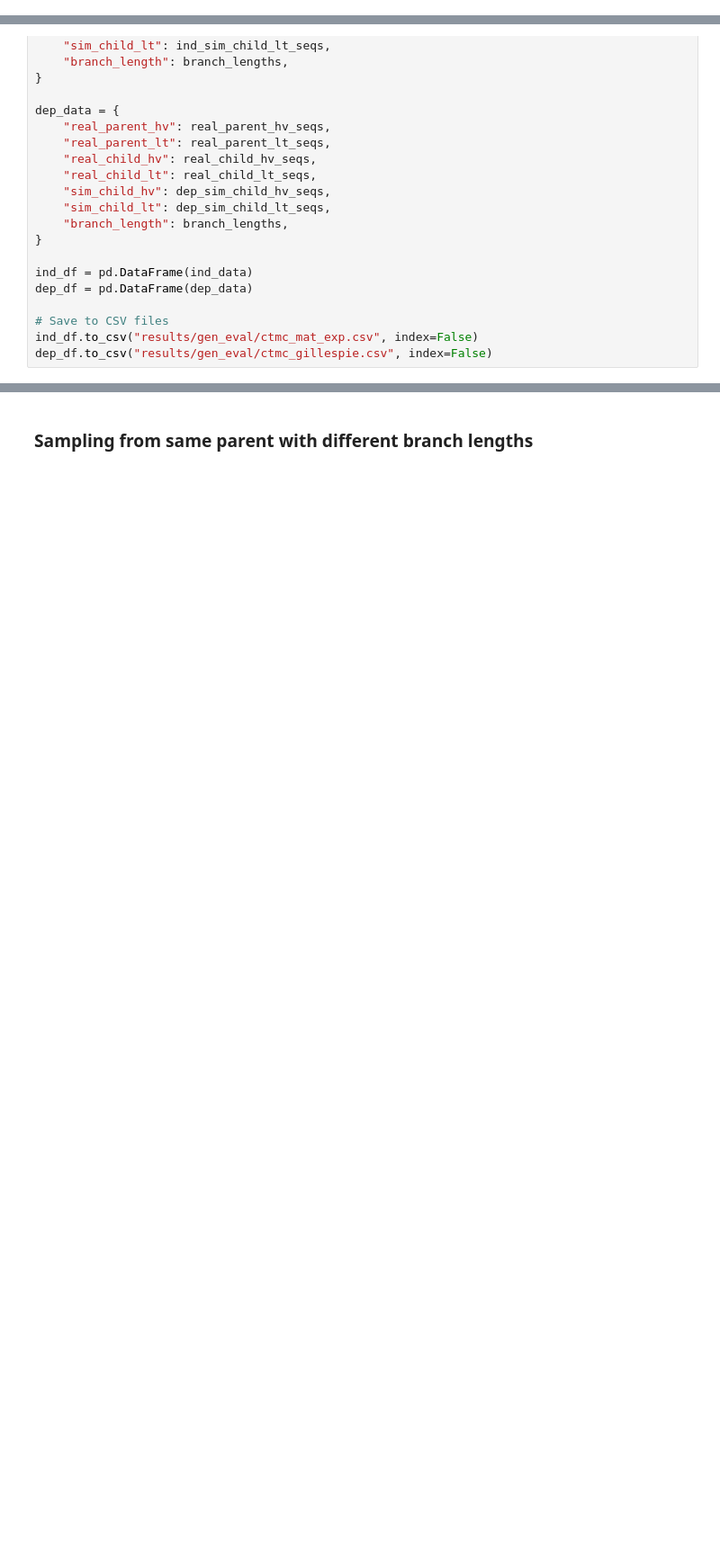
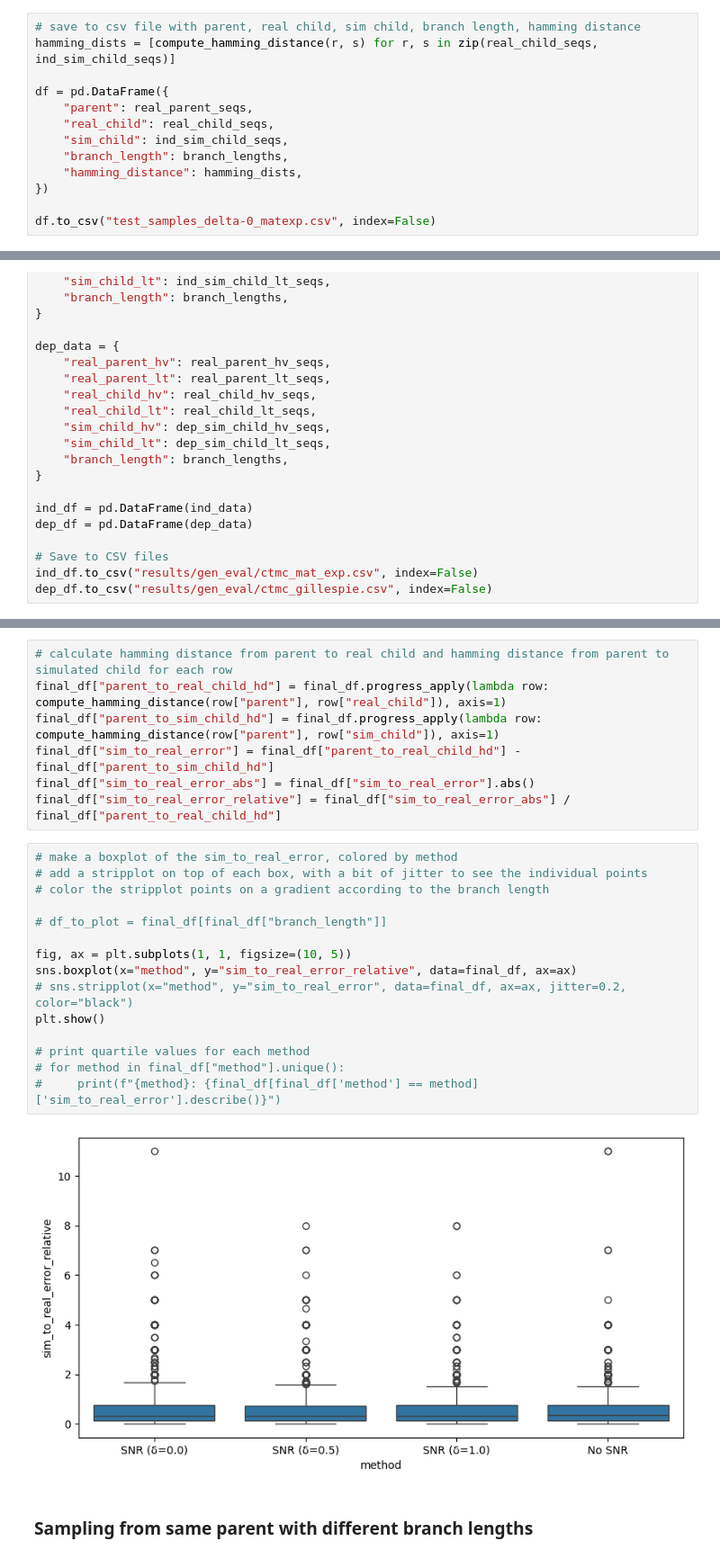
Before and after one commit to thematrixmaster/cosine, a Jupyter notebook: notebooks/eval_ctmc_model.ipynb, the cells around one changed output, grey strips where cells are left out. Shown at 90% size. Saved outputs shown, nothing was run; the diff lists cells and outputs as text; blank space fills up the shorter version.

```diff
--- a/notebooks/eval_ctmc_model.ipynb
+++ b/notebooks/eval_ctmc_model.ipynb
@@ -414,0 +428,13 @@ QVQLVQSGSELKKPGASVKVSCKASGYTFTSNAMNWVRQAPGQGLEWMGWINTNTGNPTYAQGFTGRFVFSLDTSVSTAY
+# %%
+# save to csv file with parent, real child, sim child, branch length, hamming distance
+hamming_dists = [compute_hamming_distance(r, s) for r, s in zip(real_child_seqs, ind_sim_child_seqs)]
+
+df = pd.DataFrame({
+    "parent": real_parent_seqs,
+    "real_child": real_child_seqs,
+    "sim_child": ind_sim_child_seqs,
+    "branch_length": branch_lengths,
+    "hamming_distance": hamming_dists,
+})
+
+df.to_csv("test_samples_delta-0_matexp.csv", index=False)
@@ -690,2 +959,26 @@ dep_df.to_csv("results/gen_eval/ctmc_gillespie.csv", index=False)
+# %%
+# calculate hamming distance from parent to real child and hamming distance from parent to simulated child for each row
+final_df["parent_to_real_child_hd"] = final_df.progress_apply(lambda row: compute_hamming_distance(row["parent"], row["real_child"]), axis=1)
+final_df["parent_to_sim_child_hd"] = final_df.progress_apply(lambda row: compute_hamming_distance(row["parent"], row["sim_child"]), axis=1)
+final_df["sim_to_real_error"] = final_df["parent_to_real_child_hd"] - final_df["parent_to_sim_child_hd"]
+final_df["sim_to_real_error_abs"] = final_df["sim_to_real_error"].abs()
+final_df["sim_to_real_error_relative"] = final_df["sim_to_real_error_abs"] / final_df["parent_to_real_child_hd"]
+# %%
+# make a boxplot of the sim_to_real_error, colored by method
+# add a stripplot on top of each box, with a bit of jitter to see the individual points
+# color the stripplot points on a gradient according to the branch length
+
+# df_to_plot = final_df[final_df["branch_length"]]
+
+fig, ax = plt.subplots(1, 1, figsize=(10, 5))
+sns.boxplot(x="method", y="sim_to_real_error_relative", data=final_df, ax=ax)
+# sns.stripplot(x="method", y="sim_to_real_error", data=final_df, ax=ax, jitter=0.2, color="black")
+plt.show()
+
+# print quartile values for each method
+# for method in final_df["method"].unique():
+#     print(f"{method}: {final_df[final_df['method'] == method]['sim_to_real_error'].describe()}")
+# %% [output]
+[figure, added]
 # %% [markdown]
 ### Sampling from same parent with different branch lengths
```
Also changed, not shown: parts of 61 cells of this notebook, 38 other files.
